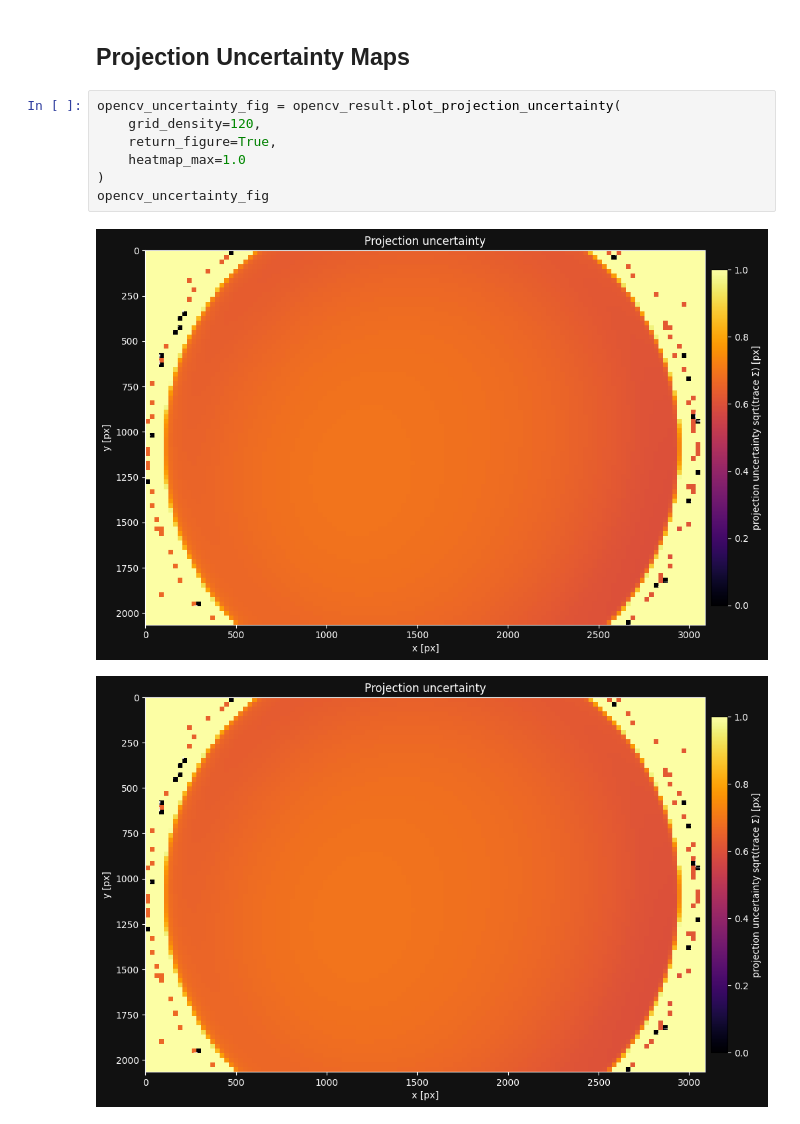
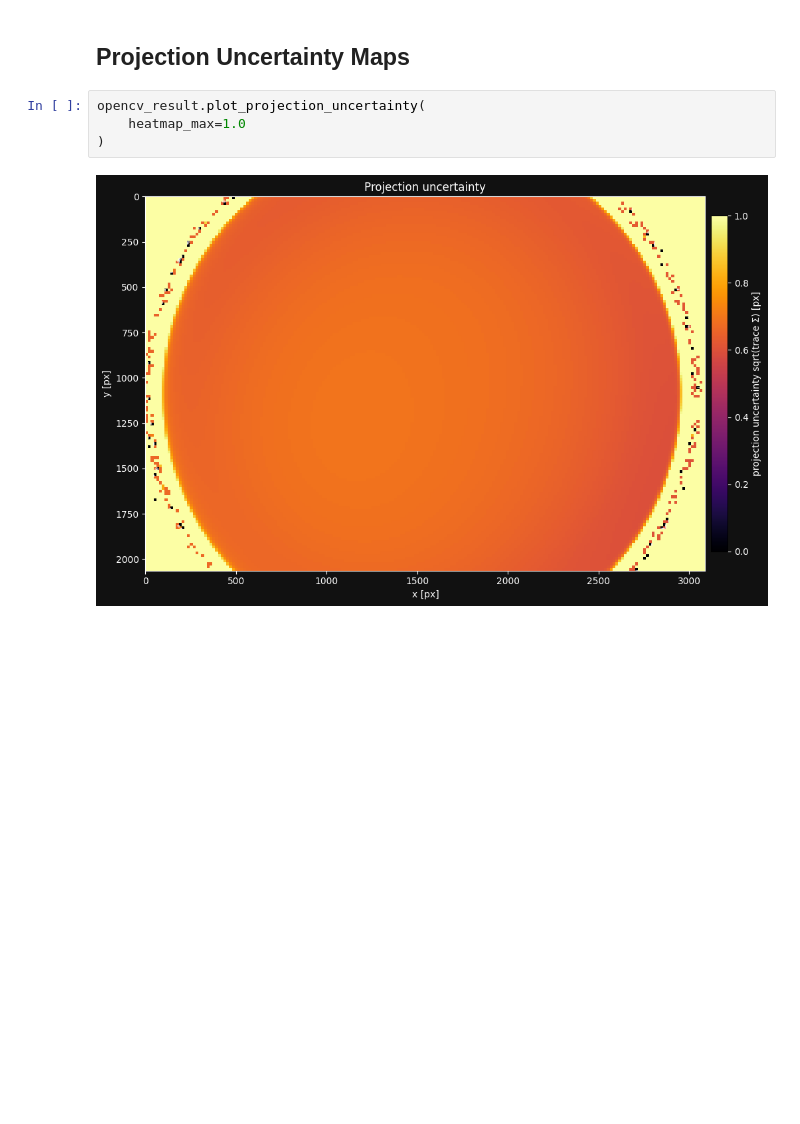
Before and after one commit to Robertleoj/lensboy, a Jupyter notebook: examples/wide_angle_uncertainty_calibration.ipynb, the cells around one changed output. Drawn from its saved outputs; the diff is of its cells as text; blank space fills up the shorter version.

Commit message:
Update uncertainty notebook output

```diff
--- a/examples/wide_angle_uncertainty_calibration.ipynb
+++ b/examples/wide_angle_uncertainty_calibration.ipynb
@@ -263,13 +263,9 @@ Implied translation: [0. 0. 0.]
 # %% [markdown]
 ## Projection Uncertainty Maps
 # %%
-opencv_uncertainty_fig = opencv_result.plot_projection_uncertainty(
-    grid_density=120,
-    return_figure=True,
+opencv_result.plot_projection_uncertainty(
     heatmap_max=1.0
 )
-opencv_uncertainty_fig
 # %% [output]
-[figure, old version]
+[figure, new version]
-[figure, removed]
 # %%
```
Also changed, not shown: parts of 1 cell of this notebook.
